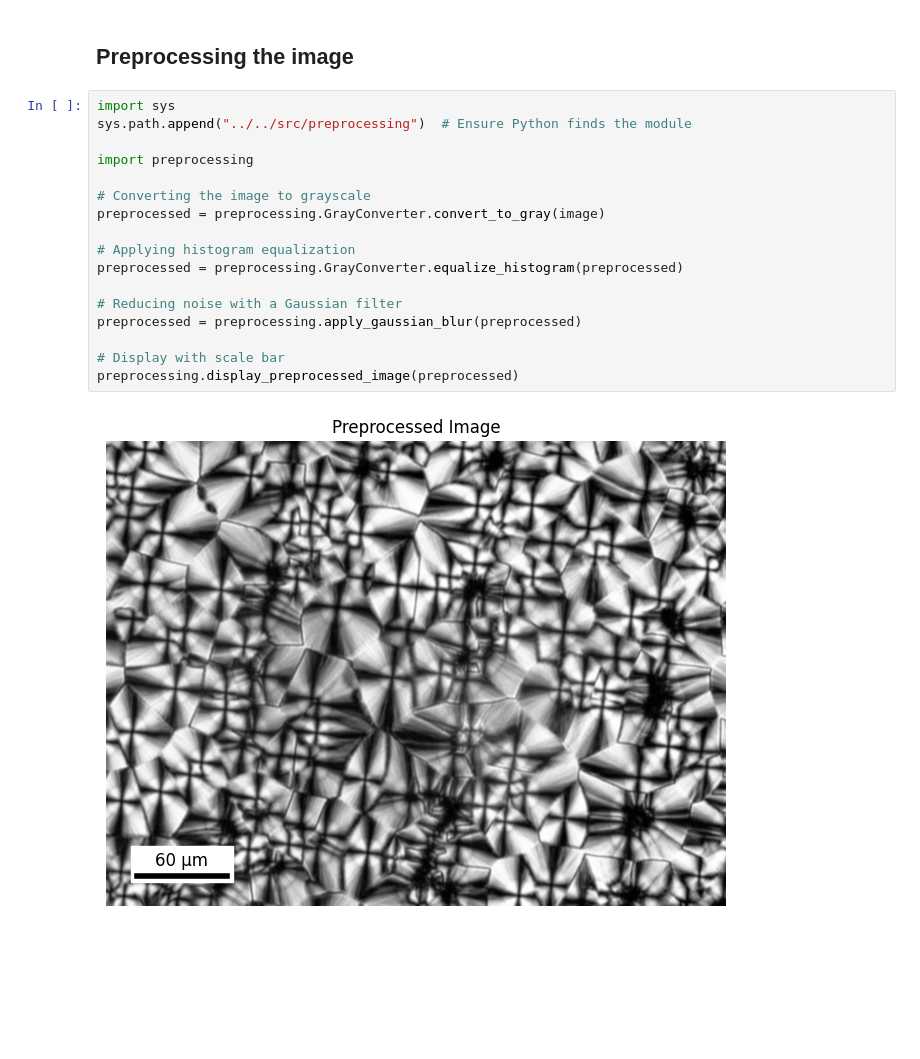
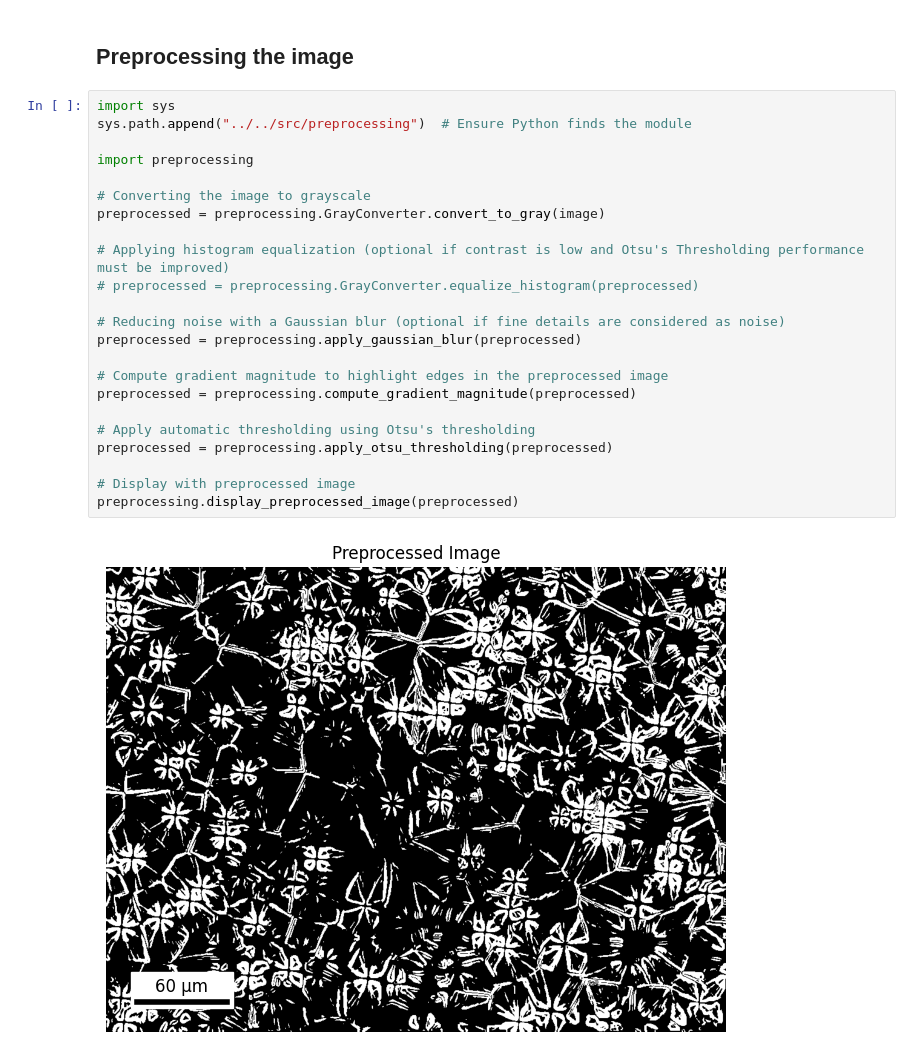
Before and after one commit to PriyaPitawala/cmse802_project, a Jupyter notebook: notebooks/exploratory/main.ipynb, the cells around one changed output. Saved outputs shown, nothing was run; the diff lists cells and outputs as text; blank space fills up the shorter version.

Commit message:
Updated main and preprocessing so that gradient magnitude and thresholding are separate functions

```diff
--- a/notebooks/exploratory/main.ipynb
+++ b/notebooks/exploratory/main.ipynb
@@ -19,19 +19,25 @@ image_loader.display_image_with_scale(image)
 # %%
 import sys
 sys.path.append("../../src/preprocessing")  # Ensure Python finds the module
 
 import preprocessing
 
 # Converting the image to grayscale
 preprocessed = preprocessing.GrayConverter.convert_to_gray(image)
 
-# Applying histogram equalization
-preprocessed = preprocessing.GrayConverter.equalize_histogram(preprocessed)
+# Applying histogram equalization (optional if contrast is low and Otsu's Thresholding performance must be improved)
+# preprocessed = preprocessing.GrayConverter.equalize_histogram(preprocessed)
 
-# Reducing noise with a Gaussian filter
+# Reducing noise with a Gaussian blur (optional if fine details are considered as noise)
 preprocessed = preprocessing.apply_gaussian_blur(preprocessed)
 
-# Display with scale bar
+# Compute gradient magnitude to highlight edges in the preprocessed image
+preprocessed = preprocessing.compute_gradient_magnitude(preprocessed)
+
+# Apply automatic thresholding using Otsu's thresholding
+preprocessed = preprocessing.apply_otsu_thresholding(preprocessed)
+
+# Display with preprocessed image
 preprocessing.display_preprocessed_image(preprocessed)
 # %% [output]
-[figure, old version]
+[figure, new version]
```
Also changed, not shown: 1 other file.
